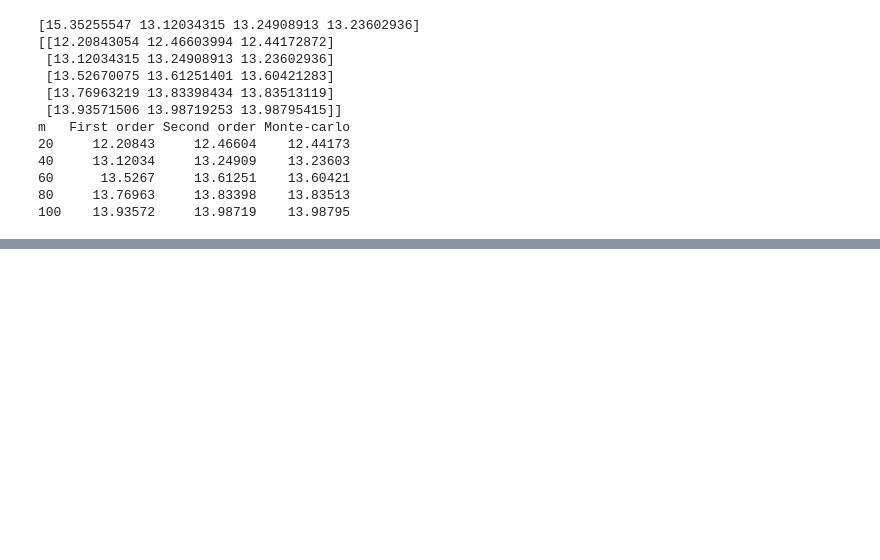
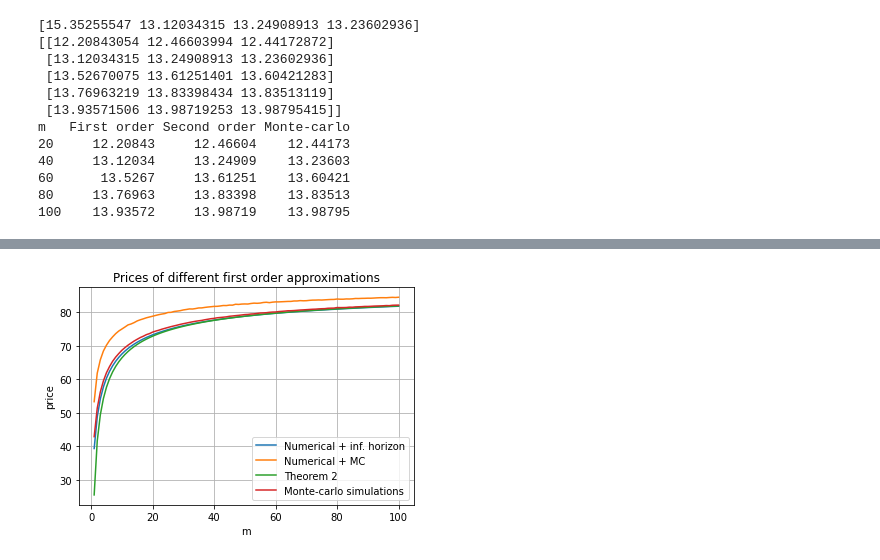
Before and after one commit to WoutervDijk/Thesis, a Jupyter notebook: notebooks/maximumBrownianPath.ipynb, the cells around one changed output, grey strips where cells are left out. Cells and saved outputs as stored; diff of their text form; code cells hidden in the pictures; blank space fills up the shorter version.

```diff
--- a/notebooks/maximumBrownianPath.ipynb
+++ b/notebooks/maximumBrownianPath.ipynb
@@ -416,0 +571,27 @@ m   First order Second order Monte-carlo
+# %%
+sims = np.load("firstOrderApproximationsPic2.npy")
+x_points = np.load("x_pointsfirstOrderApproximationsPic2.npy")
+import matplotlib.pyplot as plt
+import matplotlib
+# matplotlib.use("pgf")
+# matplotlib.rcParams.update({
+#     "pgf.texsystem": "pdflatex",
+#     'font.family': 'serif',
+#     'text.usetex': True,
+#     'pgf.rcfonts': False,
+# })
+plt.plot(x_points, sims[:, 0], label="Numerical + inf. horizon")
+plt.plot(x_points, sims[:, 1], label="Numerical + MC")
+plt.plot(x_points, sims[:, 2], label="Theorem 2")
+plt.plot(x_points, sims[:, 3], label="Monte-carlo simulations")
+
+plt.xlabel("m")
+plt.ylabel("price")
+plt.title("Prices of different first order approximations")
+plt.legend()
+plt.grid()
+
+plt.show()
+# plt.savefig('firstOrderApproximations.pgf')
+# %% [output]
+[figure, added]
```
Also changed, not shown: parts of 16 cells of this notebook.
